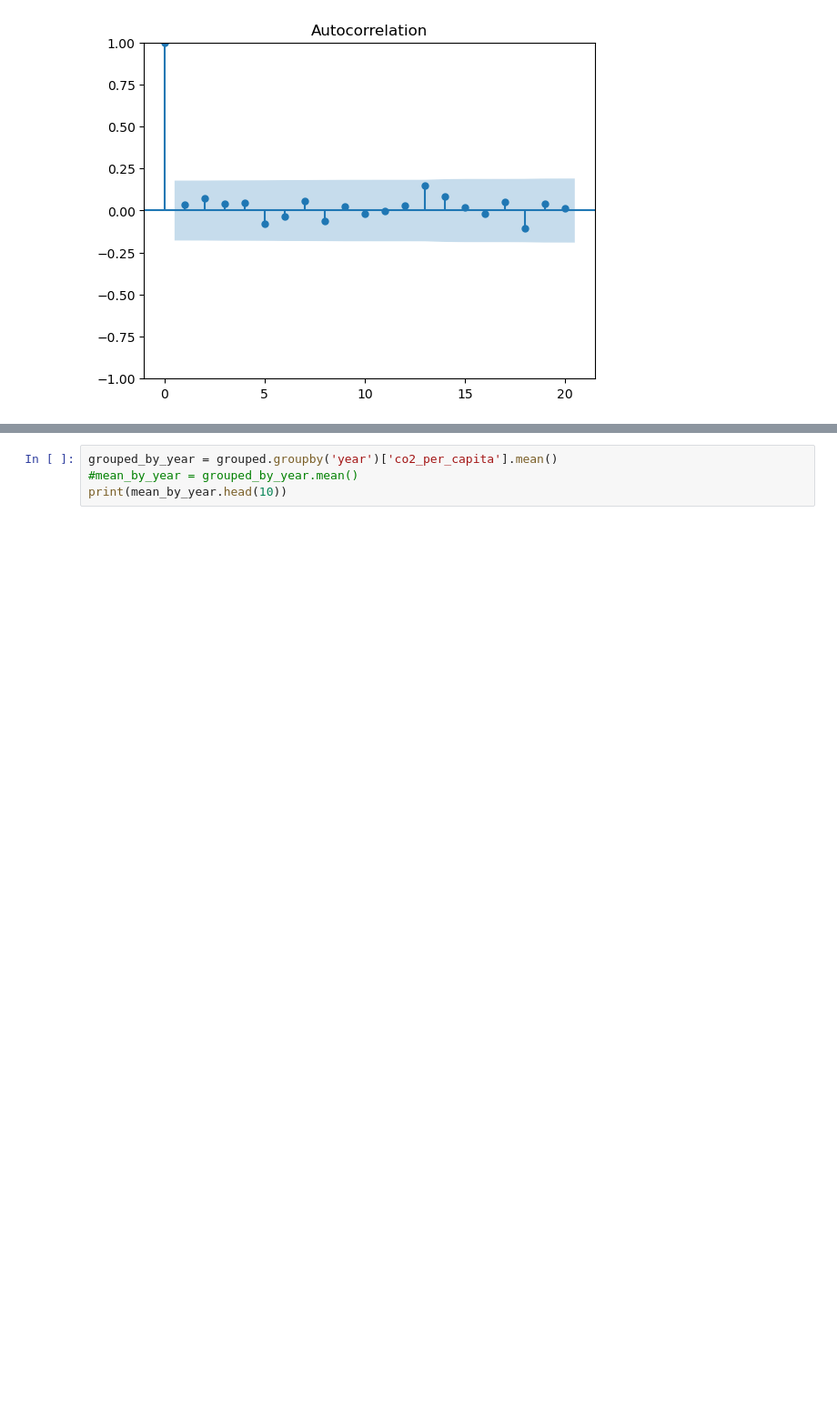
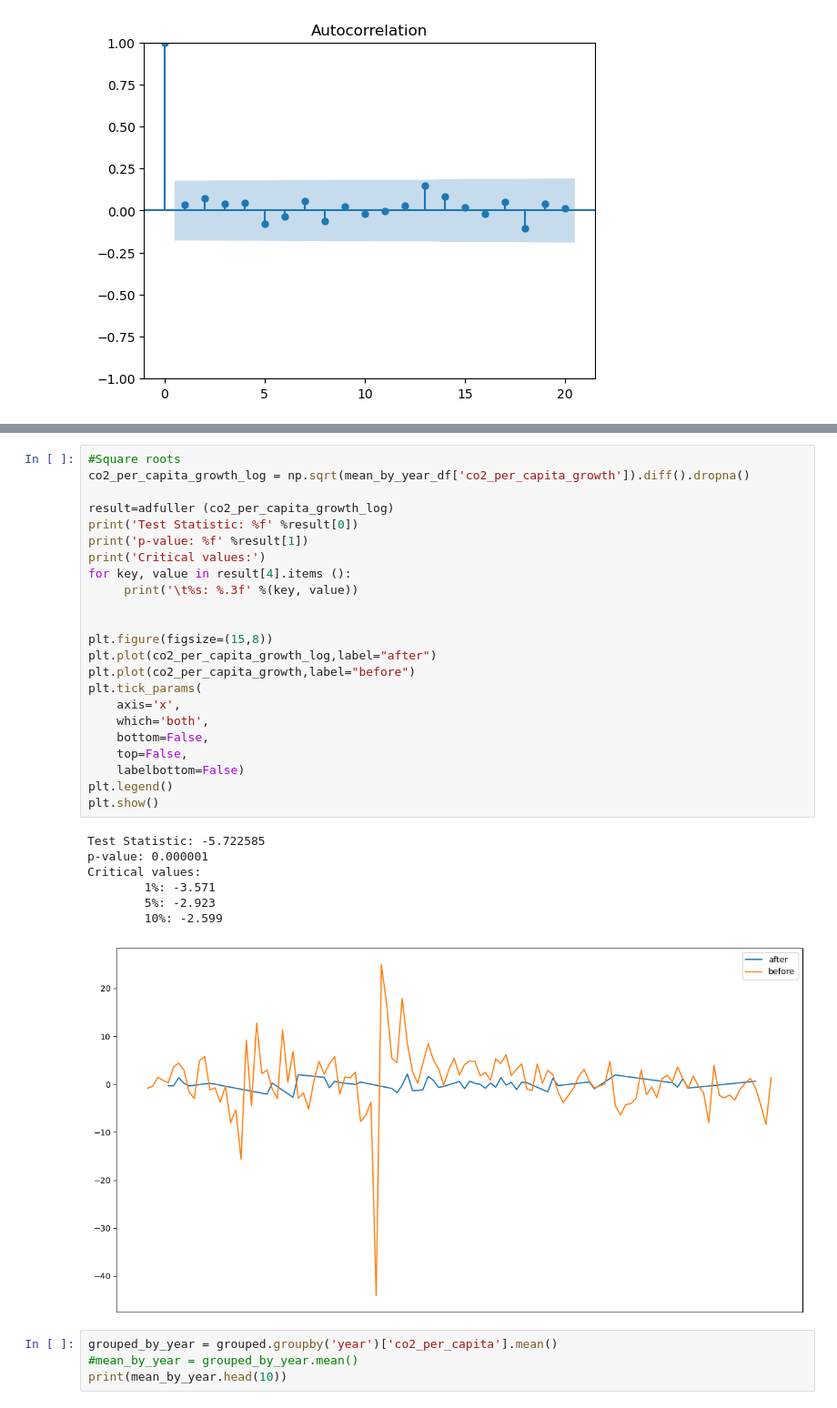
Before and after one commit to L-dos-Santos/final-project, a Jupyter notebook: Final Project.ipynb, the cells around one changed output, grey strips where cells are left out. Shown: that part at 91% size. Saved outputs shown, nothing was run; the diff lists cells and outputs as text; blank space fills up the shorter version.

Commit message:
sqr roots

```diff
--- a/Final Project.ipynb
+++ b/Final Project.ipynb
@@ -375,3 +366,34 @@ plt.show()
+# %%
+#Square roots
+co2_per_capita_growth_log = np.sqrt(mean_by_year_df['co2_per_capita_growth']).diff().dropna()
+
+result=adfuller (co2_per_capita_growth_log)
+print('Test Statistic: %f' %result[0])
+print('p-value: %f' %result[1])
+print('Critical values:')
+for key, value in result[4].items ():
+     print('\t%s: %.3f' %(key, value))
+
+
+plt.figure(figsize=(15,8))
+plt.plot(co2_per_capita_growth_log,label="after")
+plt.plot(co2_per_capita_growth,label="before")
+plt.tick_params(
+    axis='x',
+    which='both',
+    bottom=False,
+    top=False,
+    labelbottom=False)
+plt.legend()
+plt.show()
+# %% [output]
+Test Statistic: -5.722585
+p-value: 0.000001
+Critical values:
+        1%: -3.571
+        5%: -2.923
+        10%: -2.599
+[figure, added]
 # %%
 grouped_by_year = grouped.groupby('year')['co2_per_capita'].mean()
 #mean_by_year = grouped_by_year.mean()
```
Also changed, not shown: parts of 9 cells of this notebook.
